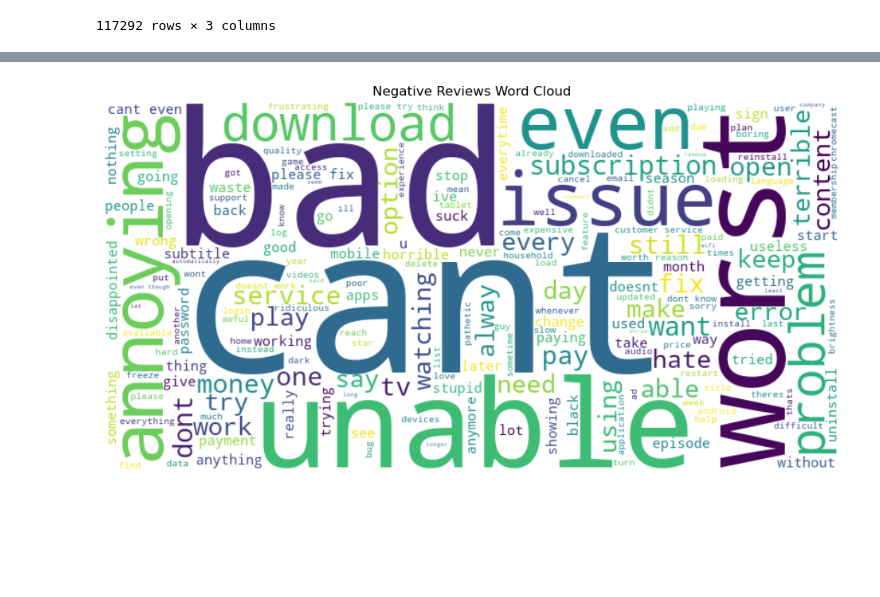
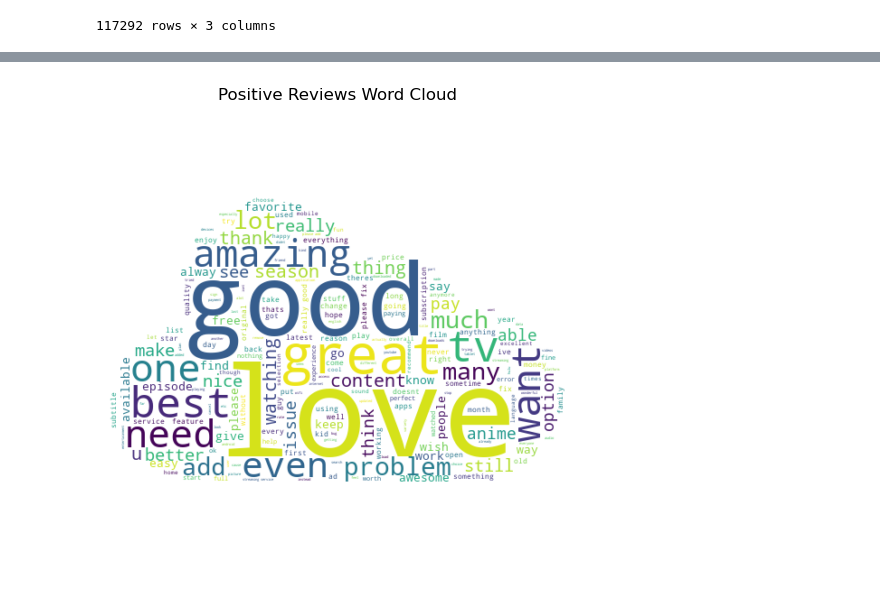
Before and after one commit to nyum76/TIL, a Jupyter notebook: assignment/movie.ipynb, the cells around one changed output, grey strips where cells are left out. Saved outputs shown, nothing was run; the diff lists cells and outputs as text; code cells hidden in the pictures; blank space fills up the shorter version.

```diff
--- a/assignment/movie.ipynb
+++ b/assignment/movie.ipynb
@@ -518,23 +552,30 @@ result
 # %%
-import pandas as pd
+import numpy as np
+
 import matplotlib.pyplot as plt
 from wordcloud import WordCloud, STOPWORDS
 
-# 부정적인 리뷰 필터링
-negative_reviews = ' '.join(df[df['sentiment_label'] =="negative"]['content'])
+# 긍정적 리뷰 필터링
+positive_reviews = ' '.join(df[df['sentiment_label'] =="positive"]['content'])
+
+from PIL import Image # 이미지 파일 다루기 위한 pillow 라이브러리의 image 모듈 가져오기
+
+# 마스크 이미지를 사용하는 법
+mask = np.array(Image.open('/Users/t2023-m0072/Desktop/TIL/assignment/cloud.png'))
 
 # 불용어 설정
 stopwords = set(STOPWORDS)
-stopwords.update(['watch','account','netflix','use','im','new','will','shows','video','screen','update','now','device', 'movie', 'show', 'time', 'app', 'series', 'phone','movies'])
+stopwords.update(['watch','cant','download','account','netflix','use','im','new','will','shows','video','screen','update','now','device', 'movie', 'show', 'time', 'app', 'series', 'phone','movies','dont'])
+# update() 메서드 : 주로 set 과 dict 형태에 사용됨. 주어진 리스트,튜플,집합 등의 요소를 현재 집합에 추가. 중복 요소 무시
 
 # WordCloud 생성
-wordcloud = WordCloud(width=800, height=400, background_color='white', stopwords=stopwords).generate(negative_reviews)
+wordcloud = WordCloud(mask=mask,width=800, height=400, background_color='white', stopwords=stopwords).generate(positive_reviews)
 
 # WordCloud 출력
 plt.figure(figsize=(12, 6))
 plt.imshow(wordcloud, interpolation='bilinear')
 plt.axis('off')
-plt.title('Negative Reviews Word Cloud')
+plt.title('Positive Reviews Word Cloud')
 plt.show()
 # %% [output]
-[figure, old version]
+[figure, new version]
```
Also changed, not shown: parts of 4 cells of this notebook, 7 other files.
